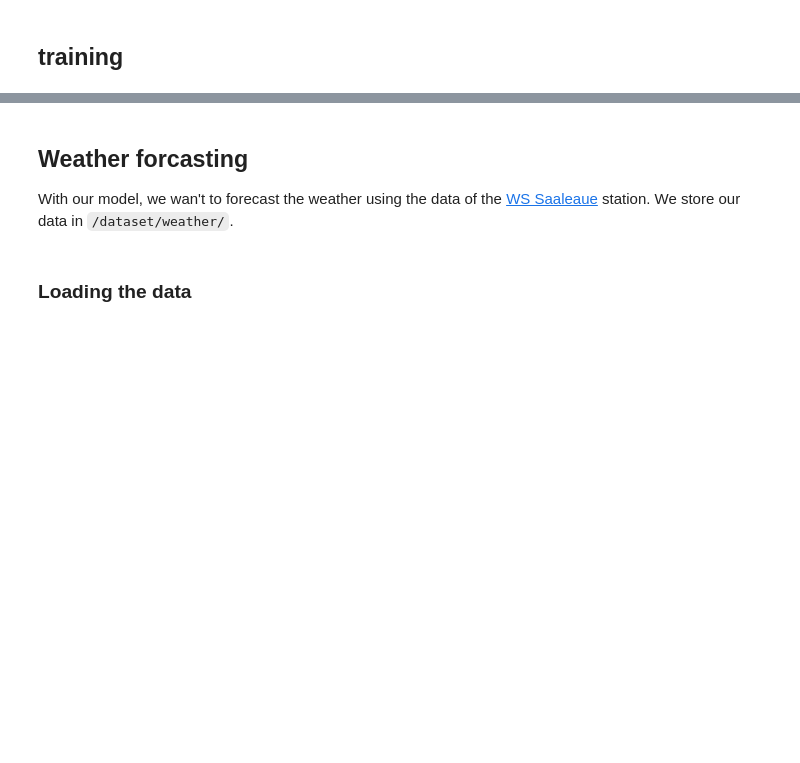
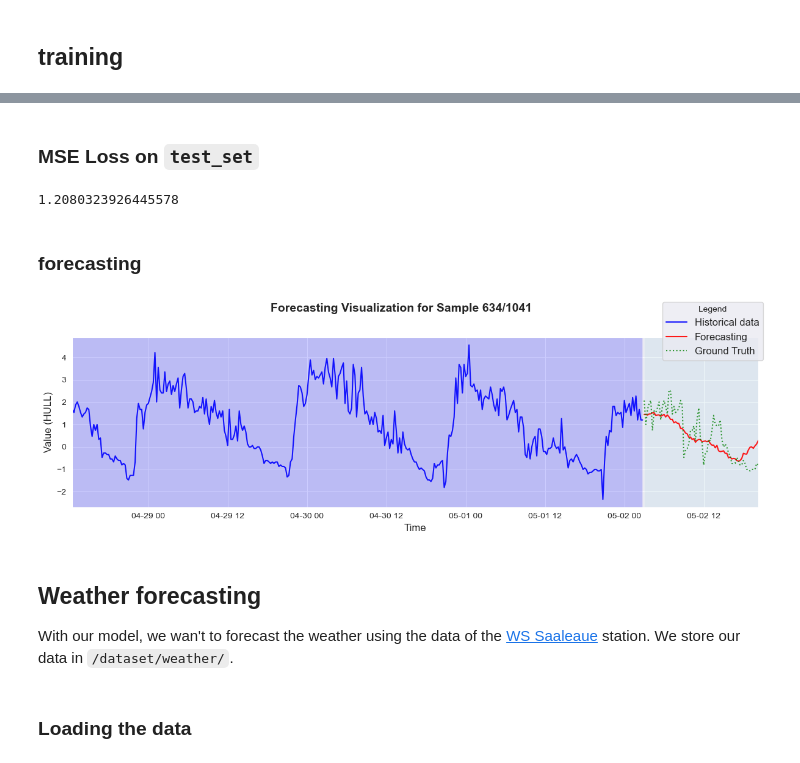
Before and after one commit to enzoben/PatchTST, a Jupyter notebook: main.ipynb, the cells around one changed output, grey strips where cells are left out. Drawn from its saved outputs; the diff is of its cells as text; code cells hidden in the pictures; blank space fills up the shorter version.

```diff
--- a/main.ipynb
+++ b/main.ipynb
@@ -24,17 +24,18 @@ data_path = os.path.join(DIR_PATH, 'dataset')
 # %%
 from torch.utils.data import DataLoader
 # %%
-window_size = 512
-sliding_window = 16
-forcasting_horizon = 96
-batch_size = 64
+window_size = 720
+sliding_window = 13
+forecasting_horizon = 70
+
+the_dataset = "ETTm1"
 
 train_set, val_set, test_set = get_train_test_datasets(
-    data_path+'/ETTm1.csv',
+    data_path+'/'+the_dataset +'.csv',
     test_size=0.2,
     window_size=window_size,
     sliding_size=sliding_window,
-    forcasting_horizon=forcasting_horizon,
+    forecasting_horizon=forecasting_horizon,
     kind='sliding_window',
     validation_size=0.1
     )
@@ -186,0 +196,3 @@ train(model,
+# %%
+model = PatchTSTForPrediction.from_pretrained(f"models/patchtst_{patch_stride}_{the_dataset}_{forecasting_horizon}")
+model.to(device)
@@ -187,5 +217,21 @@ train(model,
+# %% [markdown]
+### MSE Loss on `test_set`
+# %%
+compute_mse(model, test_set, device)
+# %% [output]
+1.2080323926445578
+# %% [markdown]
+### forecasting
+# %%
+plot_forecasting(model,
+                 test_set,
+                 item = 634,
+                 columns_to_plot = ["HULL"],
+                 device = device)
+# %% [output]
+[figure, added]
 # %% [markdown]
-## Weather forcasting
+## Weather forecasting
 
 With our model, we wan't to forecast the weather using the data of the [WS Saaleaue](https://www.bgc-jena.mpg.de/wetter/weather_data.html) station. We store our data in `/dataset/weather/`.
 # %%
```
Also changed, not shown: parts of 16 cells of this notebook, 22 other files.
